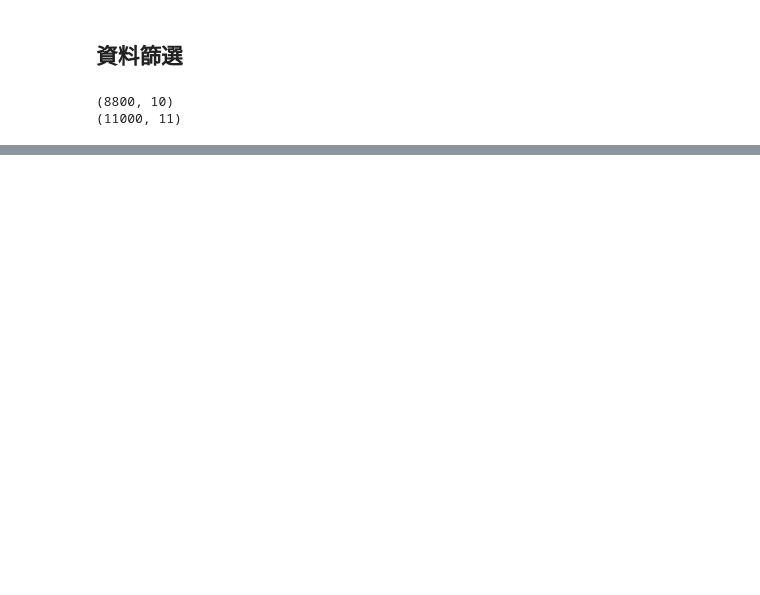
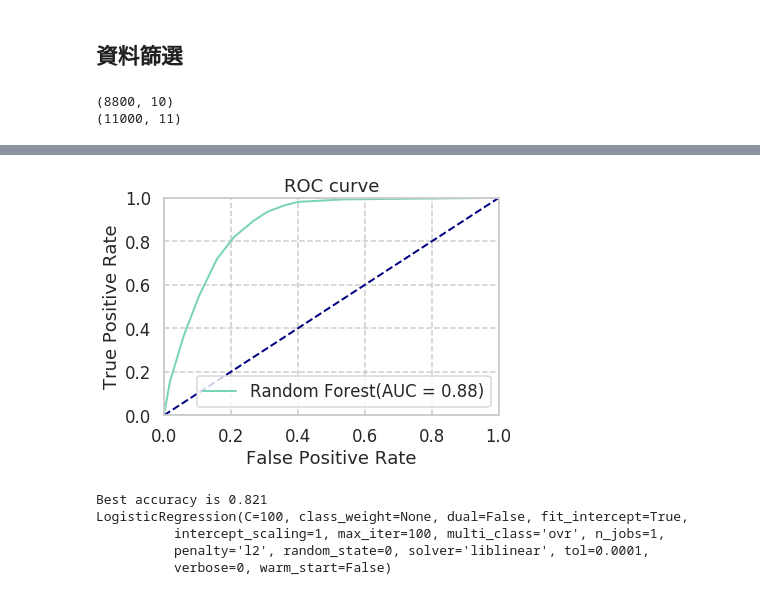
Before and after one commit to ywchiu/ctbcpy, a Jupyter notebook: LoanDefaultPrediction.ipynb, the cells around one changed output, grey strips where cells are left out. Saved outputs shown, nothing was run; the diff lists cells and outputs as text; code cells hidden in the pictures; blank space fills up the shorter version.

```diff
--- a/LoanDefaultPrediction.ipynb
+++ b/LoanDefaultPrediction.ipynb
@@ -185,0 +256,43 @@ print(data_clean.shape)
+# %%
+import seaborn as sns
+sns.set('talk', 'whitegrid', 'dark', font_scale=1, font='Ricty',rc={"lines.linewidth": 2, 'grid.linestyle': '--'})
+def plotAUC(truth, pred, lab):
+    fpr, tpr, _ = metrics.roc_curve(truth,pred)
+    roc_auc = metrics.auc(fpr, tpr)
+    lw = 2
+    c = (np.random.rand(), np.random.rand(), np.random.rand())
+    plt.plot(fpr, tpr, color= c,lw=lw, label= lab +'(AUC = %0.2f)' % roc_auc)
+    plt.plot([0, 1], [0, 1], color='navy', lw=lw, linestyle='--')
+    plt.xlim([0.0, 1.0])
+    plt.ylim([0.0, 1.0])
+    plt.xlabel('False Positive Rate')
+    plt.ylabel('True Positive Rate')
+    plt.title('ROC curve') #Receiver Operating Characteristic
+    plt.legend(loc="lower right")
+# %%
+plotAUC(y_test,rfPredictproba, 'Random Forest')
+plt.show()
+# %% [output]
+[figure, added]
+# %%
+
+from sklearn.model_selection import GridSearchCV
+def cross_validation_best_parameters(model, param_grid):
+    grid = GridSearchCV(model, param_grid,cv=10, scoring='accuracy')
+    X=data_clean.iloc[:,:-1].values
+    y=data_clean.iloc[:,-1].values
+    grid.fit(X,y)
+    mean_scores = [result.mean_validation_score for result in grid.grid_scores_]
+    return mean_scores,grid.best_score_,grid.best_estimator_
+logreg = linear_model.LogisticRegression(random_state=0)
+c=[0.001, 0.01, 0.1, 1, 10, 100, 1000]
+param_grid = dict(C=c)
+mean_scores,Best_Accuracy, Best_classifier = cross_validation_best_parameters(logreg,param_grid)
+print("Best accuracy is "+ str(Best_Accuracy))
+print(Best_classifier)
+# %% [output]
+Best accuracy is 0.821
+LogisticRegression(C=100, class_weight=None, dual=False, fit_intercept=True,
+          intercept_scaling=1, max_iter=100, multi_class='ovr', n_jobs=1,
+          penalty='l2', random_state=0, solver='liblinear', tol=0.0001,
+          verbose=0, warm_start=False)
```
Also changed, not shown: parts of 15 cells of this notebook, 1 other file.
